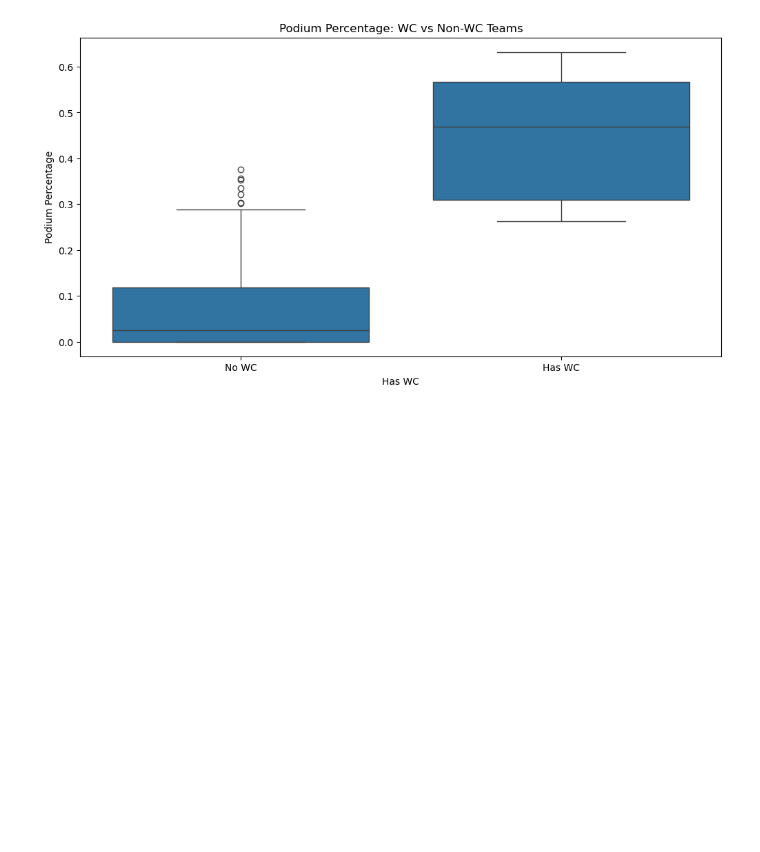
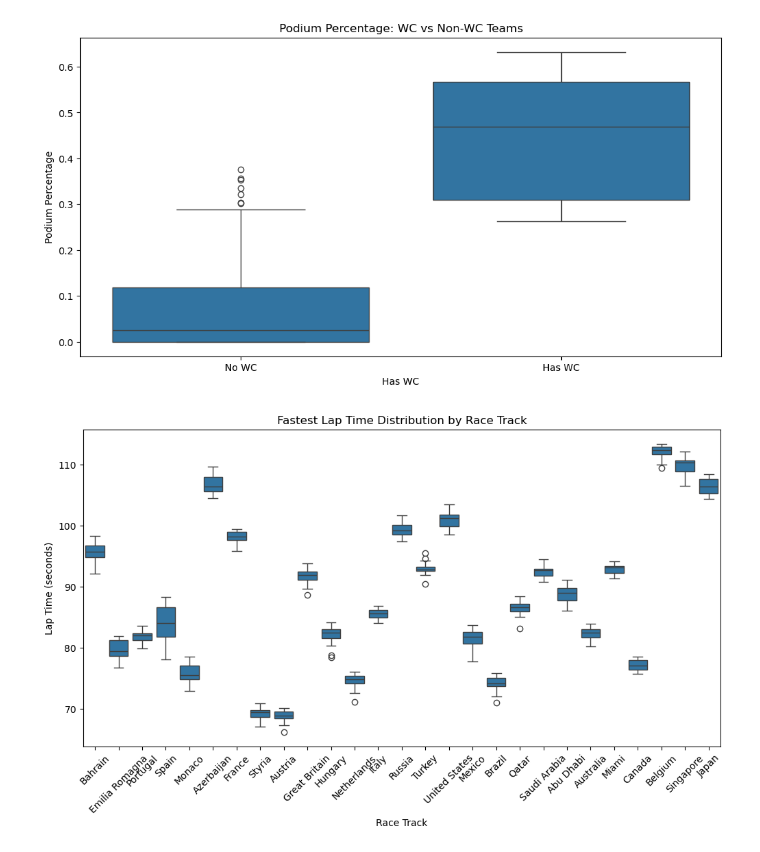
Before and after one commit to Dekamayaro/F1-Prediction-Project, a Jupyter notebook: project.ipynb, the cells around one changed output. Cells and saved outputs as stored; diff of their text form; code cells hidden in the pictures; blank space fills up the shorter version.

```diff
--- a/project.ipynb
+++ b/project.ipynb
@@ -205,3 +200,34 @@ plt.title('Podium Percentage: WC vs Non-WC Teams')
 plt.show()
 # %% [output]
 [figure]
+# %%
+import pandas as pd
+
+# Function to convert 'mm:ss.sss' format to total seconds
+def convert_to_seconds(time_str):
+    try:
+        if pd.isna(time_str) or time_str in ["Yes", "No"]:  # Ignore "Yes" and "No"
+            return None
+        minutes, seconds = time_str.split(":")
+        return int(minutes) * 60 + float(seconds)
+    except:
+        return None  # Handle errors
+
+# Apply conversion
+all_races["Fastest Lap (seconds)"] = all_races["Fastest Lap"].apply(convert_to_seconds)
+
+# Keep only rows where 'Fastest Lap (seconds)' is numeric
+numeric_lap_times = all_races.dropna(subset=["Fastest Lap (seconds)"])
+
+import seaborn as sns
+import matplotlib.pyplot as plt
+
+plt.figure(figsize=(12, 6))
+sns.boxplot(x="Track", y="Fastest Lap (seconds)", data=numeric_lap_times)
+plt.xticks(rotation=45)
+plt.title("Fastest Lap Time Distribution by Race Track")
+plt.xlabel("Race Track")
+plt.ylabel("Lap Time (seconds)")
+plt.show()
+# %% [output]
+[figure, added]
```
Also changed, not shown: parts of 5 cells of this notebook.
